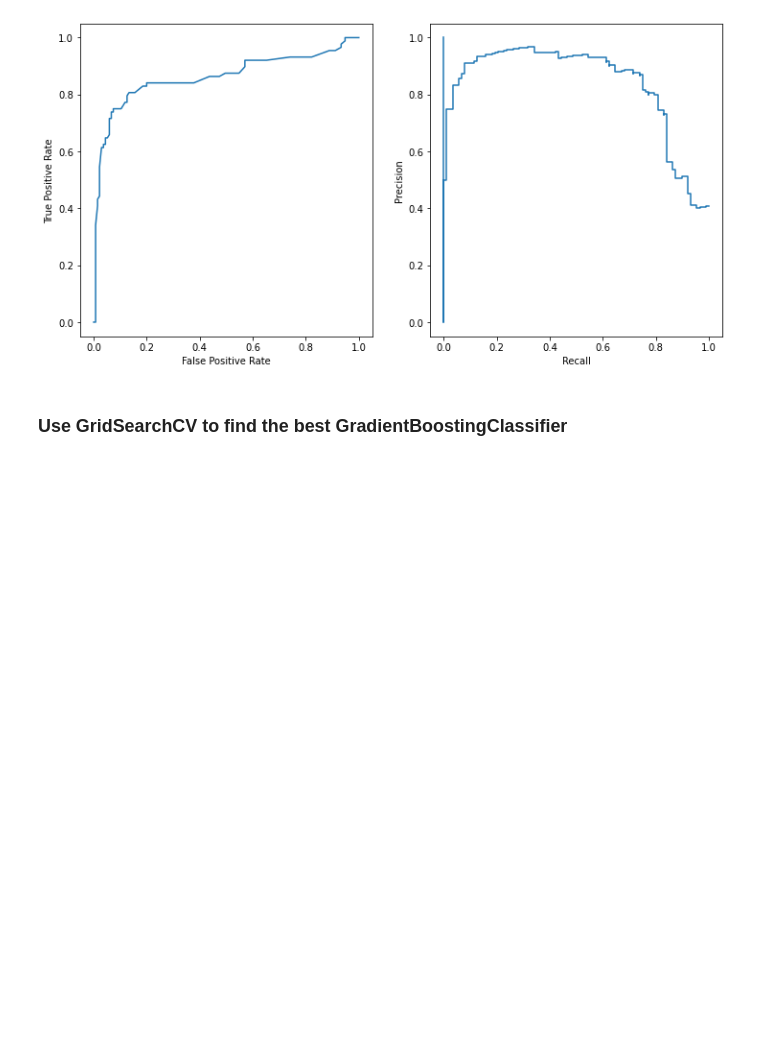
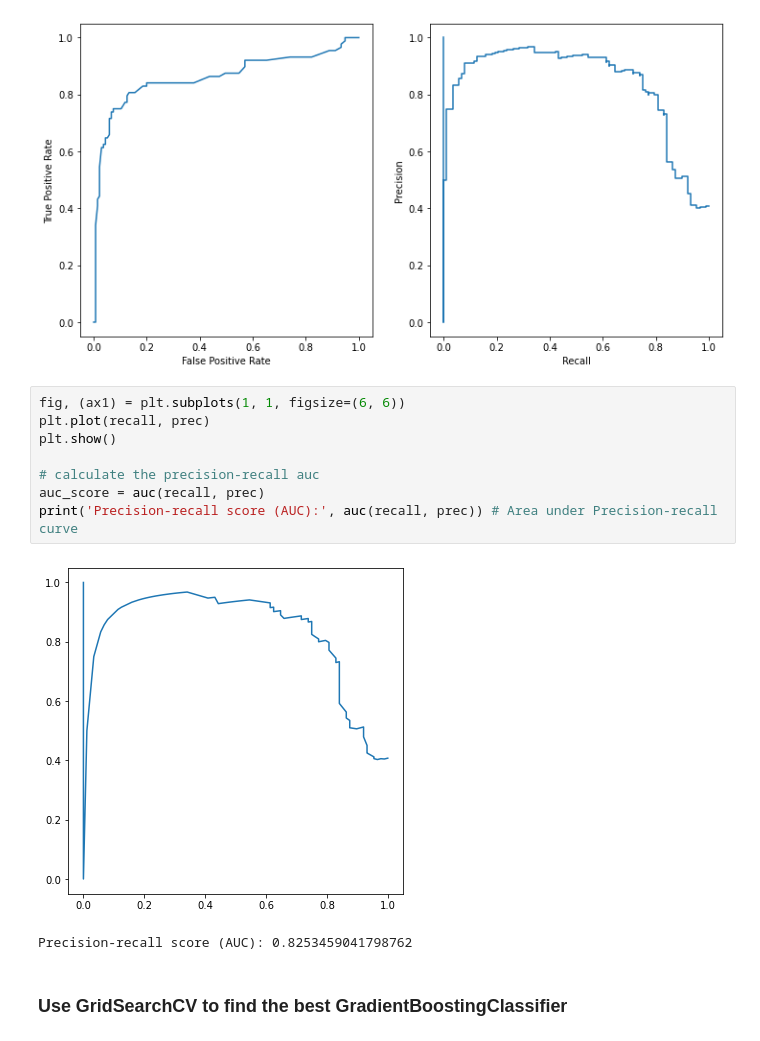
Before and after one commit to mendyhsu/Springboard, a Jupyter notebook: Unit14_5_Gradient_Boosting_Case_Study/Gradient Boosting Case Study.ipynb, the cells around one changed output. Cells and saved outputs as stored; diff of their text form; blank space fills up the shorter version.

```diff
--- a/Unit14_5_Gradient_Boosting_Case_Study/Gradient Boosting Case Study.ipynb
+++ b/Unit14_5_Gradient_Boosting_Case_Study/Gradient Boosting Case Study.ipynb
@@ -343,6 +343,17 @@ pr_display.plot(ax=ax2)
 plt.show()
 # %% [output]
 [figure]
+# %%
+fig, (ax1) = plt.subplots(1, 1, figsize=(6, 6))
+plt.plot(recall, prec)
+plt.show()
+
+# calculate the precision-recall auc
+auc_score = auc(recall, prec)
+print('Precision-recall score (AUC):', auc(recall, prec)) # Area under Precision-recall curve
+# %% [output]
+[figure, added]
+Precision-recall score (AUC): 0.8253459041798762
 # %% [markdown]
 ### Use GridSearchCV to find the best GradientBoostingClassifier
 # %%
```
Also changed, not shown: parts of 9 cells of this notebook, 1 other file.
